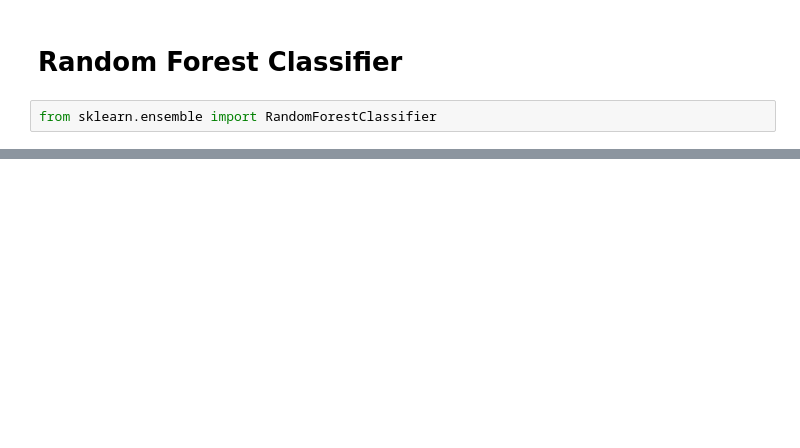
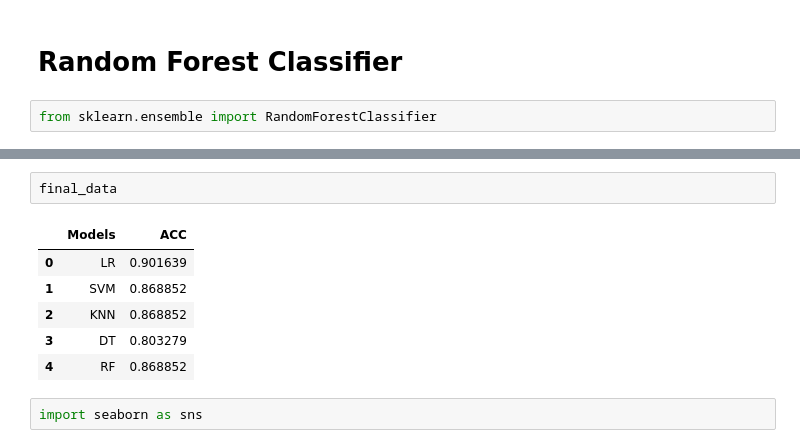
Before and after one commit to KiranKumar7901/Heart-Disease-Prediction-Project, a Jupyter notebook: Heart Disease prediction/Heart Disease Prediction.ipynb, the cells around one changed output, grey strips where cells are left out. Cells and saved outputs as stored; diff of their text form; blank space fills up the shorter version.

```diff
--- a/Heart Disease prediction/Heart Disease Prediction.ipynb
+++ b/Heart Disease prediction/Heart Disease Prediction.ipynb
@@ -286,0 +306,11 @@ rf = RandomForestClassifier
+# %%
+final_data
+# %% [output]
+|  | Models | ACC |
+| 0 | LR | 0.901639 |
+| 1 | SVM | 0.868852 |
+| 2 | KNN | 0.868852 |
+| 3 | DT | 0.803279 |
+| 4 | RF | 0.868852 |
+# %%
+import seaborn as sns
```
Also changed, not shown: parts of 12 cells of this notebook.
